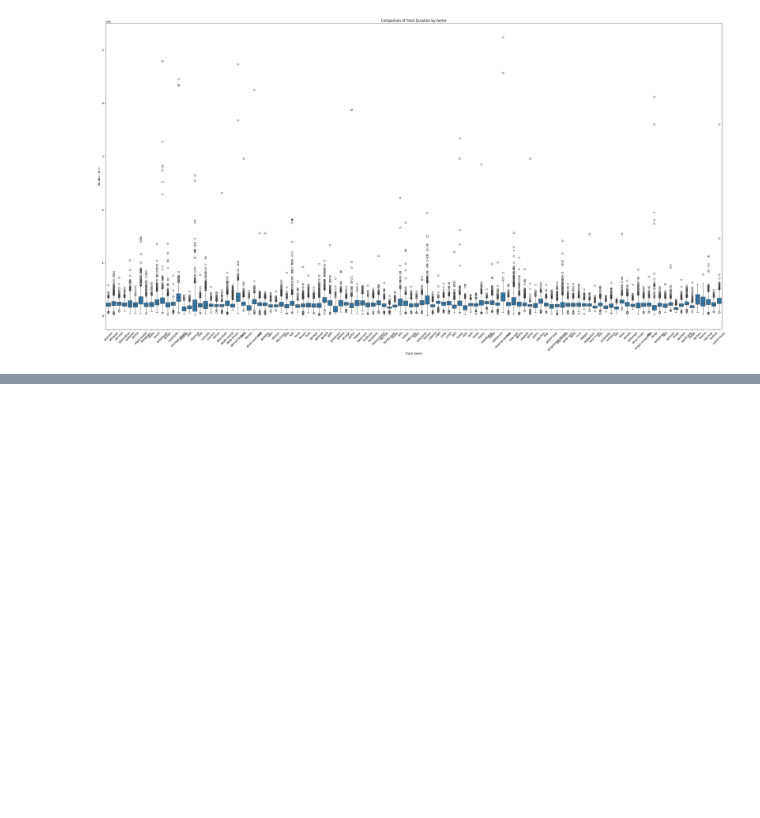
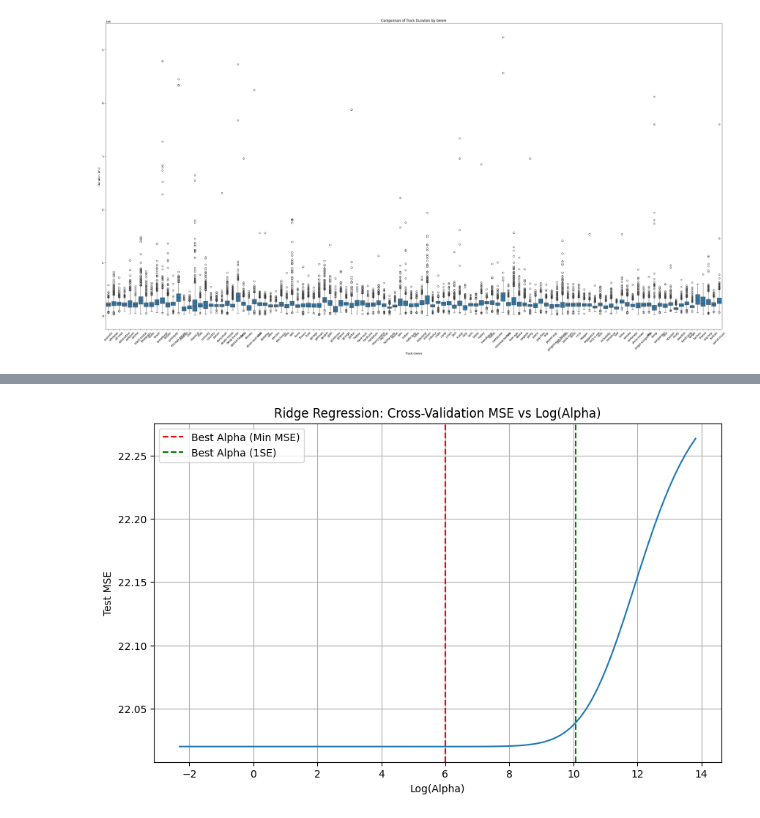
Before and after one commit to chickennuggey/Spotify-Prediction, a Jupyter notebook: CSM148_Group_Project.ipynb, the cells around one changed output, grey strips where cells are left out. Cells and saved outputs as stored; diff of their text form; code cells hidden in the pictures; blank space fills up the shorter version.

```diff
--- a/CSM148_Group_Project-2.ipynb
+++ b/CSM148_Group_Project.ipynb
@@ -387,0 +391,13 @@ Ridge (1SE):  23644.894126454074
+# %%
+plt.figure(figsize=(10, 6))
+plt.plot(ridge_cv_scores_df['log_alpha'], ridge_cv_scores_df['test_mse'])
+plt.title('Ridge Regression: Cross-Validation MSE vs Log(Alpha)')
+plt.xlabel('Log(Alpha)')
+plt.ylabel('Test MSE')
+plt.axvline(x=np.log(ridge_alpha_min), color='r', linestyle='--', label='Best Alpha (Min MSE)')
+plt.axvline(x=np.log(ridge_alpha_1se), color='g', linestyle='--', label='Best Alpha (1SE)')
+plt.legend()
+plt.grid()
+plt.show()
+# %% [output]
+[figure, added]
```
Also changed, not shown: parts of 17 cells of this notebook.
